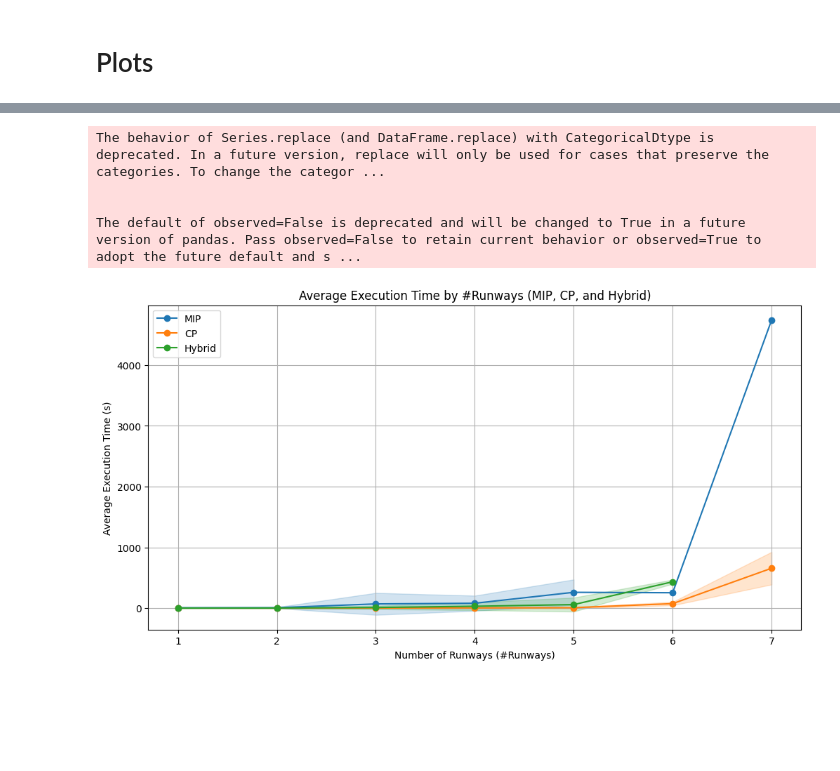
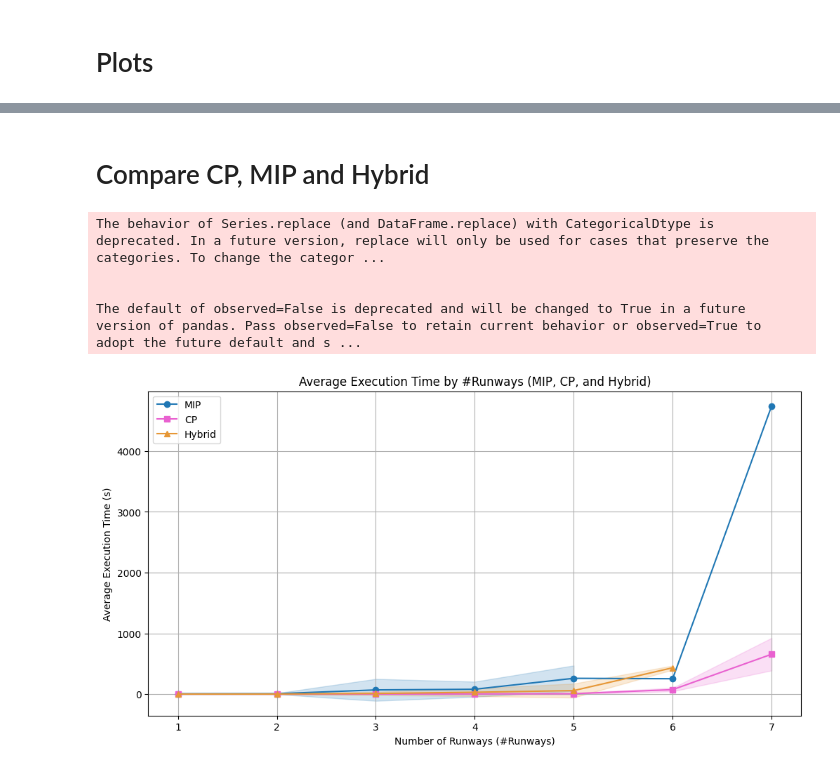
Before and after one commit to Mariana-rc01/ConstraintPlanes, a Jupyter notebook: src/mariana_metrics_plots.ipynb, the cells around one changed output, grey strips where cells are left out. Cells and saved outputs as stored; diff of their text form; code cells hidden in the pictures; blank space fills up the shorter version.

Commit message:
add plots pt2

```diff
--- a/src/mariana_metrics_plots.ipynb
+++ b/src/mariana_metrics_plots.ipynb
@@ -331,3 +306,5 @@ plt.show()
+# %% [markdown]
+# Compare CP, MIP and Hybrid
 # %%
 import matplotlib.pyplot as plt
 import pandas as pd
@@ -351,34 +328,35 @@ df_selected["#Runways"] = pd.to_numeric(df_selected["#Runways"])
 summary = df_selected.groupby(["Solver", "#Runways"]).agg(
     Time_mean=("Time (s)", "mean"),
     Time_std=("Time (s)", "std"),
     Penalty_mean=("Penalty / Obj", "mean"),
     Penalty_std=("Penalty / Obj", "std")
 ).reset_index()
 
-colors = {"MIP": "tab:blue", "CP": "tab:orange", "Hybrid": "tab:green"}
+solver_colors = {"MIP": "#1f77b4", "CP": "#e961d0", "Hybrid": "#e69736"}
+markers = {"MIP": "o", "CP": "s", "Hybrid": "^"}
 
 # Plot mean Time ± standard deviation
 plt.figure(figsize=(12, 6))
 for solver in summary["Solver"].unique():
     data = summary[summary["Solver"] == solver]
-    plt.plot(data["#Runways"], data["Time_mean"], marker='o', label=solver, color=colors[solver])
+    plt.plot(data["#Runways"], data["Time_mean"], marker=markers[solver], label=solver, color=solver_colors[solver])
     plt.fill_between(
         data["#Runways"],
         data["Time_mean"] - data["Time_std"],
         data["Time_mean"] + data["Time_std"],
         alpha=0.2,
-        color=colors[solver]
+        color=solver_colors[solver]
     )
 
 plt.xlabel("Number of Runways (#Runways)")
 plt.ylabel("Average Execution Time (s)")
 plt.title("Average Execution Time by #Runways (MIP, CP, and Hybrid)")
 plt.grid(True)
 plt.legend()
 plt.show()
 # %% [output]
 The behavior of Series.replace (and DataFrame.replace) with CategoricalDtype is deprecated. In a future version, replace will only be used for cases that preserve the categories. To change the categor ...
 
 
 The default of observed=False is deprecated and will be changed to True in a future version of pandas. Pass observed=False to retain current behavior or observed=True to adopt the future default and s ...
-[figure, old version]
+[figure, new version]
```
Also changed, not shown: parts of 12 cells of this notebook.
